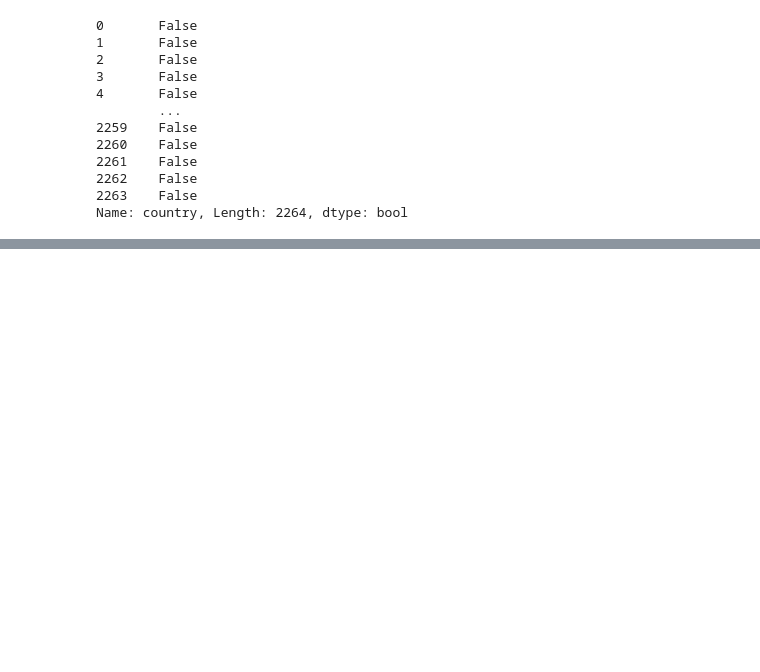
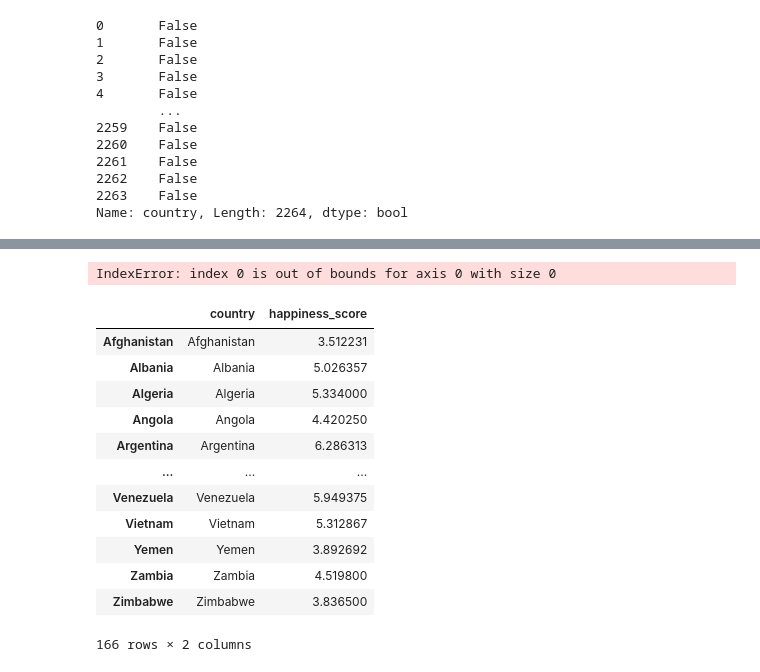
Before and after one commit to GDevigili/happiness_data_vis, a Jupyter notebook: main.ipynb, the cells around one changed output, grey strips where cells are left out. Saved outputs shown, nothing was run; the diff lists cells and outputs as text; code cells hidden in the pictures; blank space fills up the shorter version.

```diff
--- a/main.ipynb
+++ b/main.ipynb
@@ -98,6 +98,9 @@ for index, row in df.iterrows():
 
 # concat the series to the dataframe
 df['regional_indicator'] = lst_region
+
+# fill NA values with 'Other'
+df['regional_indicator'] = df['regional_indicator'].fillna('Other')
 # %% [markdown]
 ### Exploratory Data Analysis
 # %% [markdown]
@@ -280,0 +305,38 @@ Name: country, Length: 2264, dtype: object
+# %%
+group_col = 'regional_indicator'
+value_col = 'happiness_score'
+
+mean_list = []
+year_list = []
+df_mean = pd.DataFrame(columns = [group_col, value_col])
+for year in df['year'].unique():
+    if year is None:
+        break
+    for col in df[group_col].unique():
+        new_col = df.loc[(df[group_col] == col) & df['year'] == year].groupby([group_col, 'year'])[value_col].mean()
+        mean_list.append(new_col[0])
+        year_list.append(year)
+
+df_mean[group_col] = df[group_col].unique()
+df_mean['year'] = year_list
+df_mean[value_col] = mean_list
+
+df_mean
+# %% [output]
+IndexError: index 0 is out of bounds for axis 0 with size 0
+# %%
+df_mean_by_country(df)
+# %% [output]
+|  | country | happiness_score |
+| Afghanistan | Afghanistan | 3.512231 |
+| Albania | Albania | 5.026357 |
+| Algeria | Algeria | 5.334000 |
+| Angola | Angola | 4.420250 |
+| Argentina | Argentina | 6.286313 |
+| ... | ... | ... |
+| Venezuela | Venezuela | 5.949375 |
+| Vietnam | Vietnam | 5.312867 |
+| Yemen | Yemen | 3.892692 |
+| Zambia | Zambia | 4.519800 |
+| Zimbabwe | Zimbabwe | 3.836500 |
+166 rows × 2 columns
```
Also changed, not shown: parts of 6 cells of this notebook.
